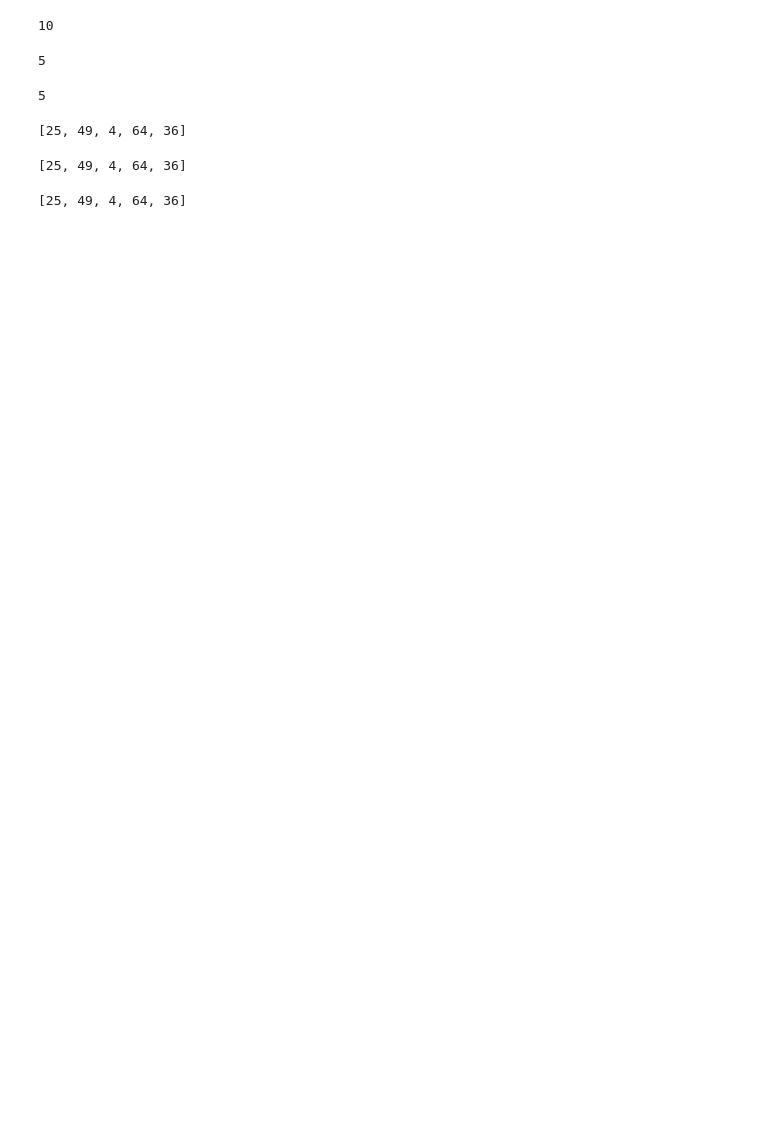
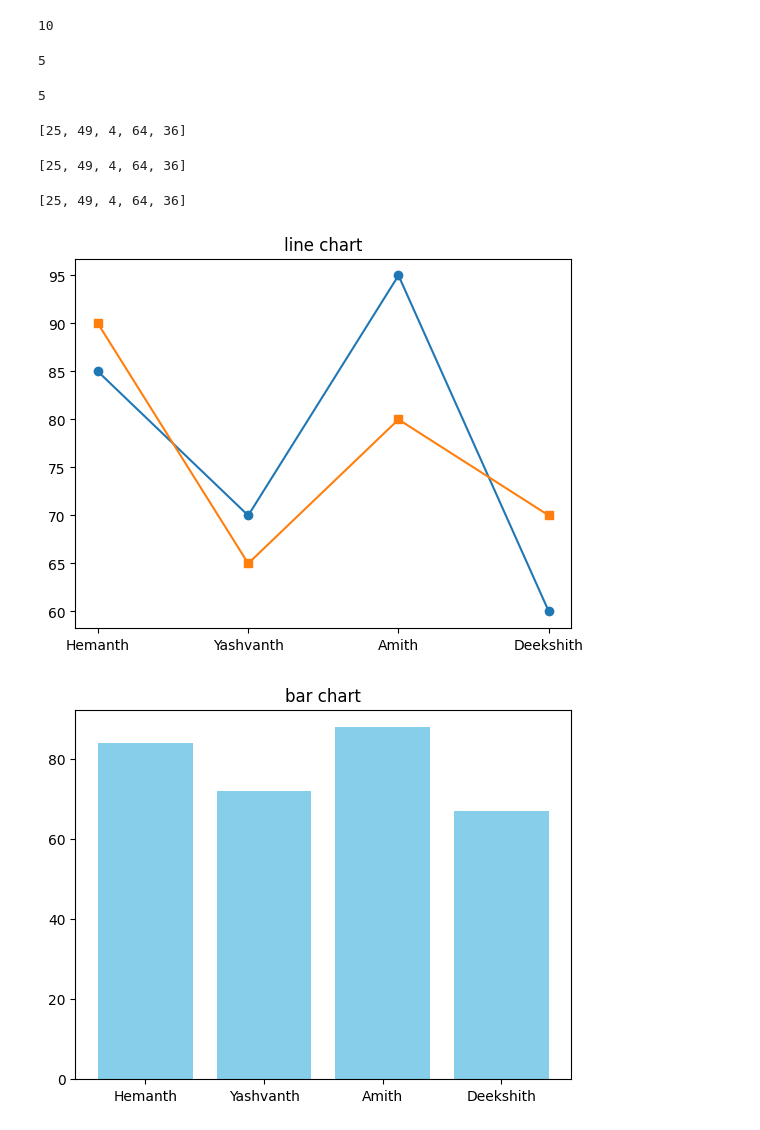
Before and after one commit to Yashavanth547/Yash, a Jupyter notebook: Welcome_to_Colab.ipynb, the cells around one changed output. Saved outputs shown, nothing was run; the diff lists cells and outputs as text; code cells hidden in the pictures; blank space fills up the shorter version.

```diff
--- a/Welcome_to_Colab.ipynb
+++ b/Welcome_to_Colab.ipynb
@@ -134,3 +134,41 @@ my_list_squared = list(map(lambda i: i**2, my_list))
 my_list_squared
 # %% [output]
 [25, 49, 4, 64, 36]
+# %%
+import matplotlib.pyplot as plt
+import numpy as np
+students=["Hemanth","Yashvanth","Amith","Deekshith"]
+maths=[85,70,95,60]
+science=[90,65,80,70]
+english=[78,82,91,72]
+attendance=[92,85,88,75]
+#line chart
+plt.plot(students,maths,marker="o",label="maths")
+plt.plot(students,science,marker="s",label="science")
+plt.title("line chart")
+plt.show()
+#Bar chart
+avg_scores=[(maths[i]+science[i]+english[i])//3 for i in range(len(students))]
+plt.bar(students,avg_scores,color="skyblue")
+plt.title("bar chart")
+plt.show()
+#scatter plot
+plt.scatter(maths,science,color="red")
+plt.title("scatter plot")
+plt.show()
+#histogram
+marks=maths+science+english
+plt.hist(marks,bins=10,color="purple")
+plt.title("histogram")
+plt.xlabel("marks")
+plt.ylabel("frequency")
+plt.show()
+#Pie chart
+subject_avgs=[np.mean(maths),np.mean(science),np.mean(english)]
+subjects=["marhs","science","english"]
+plt.pie(subject_avgs,labels=subjects,autopct="%1.1f%%",startangle=140)
+plt.title("pie chart")
+plt.show()
+# %% [output]
+[figure, added]
+[figure, added]
```
Also changed, not shown: parts of 2 cells of this notebook.
